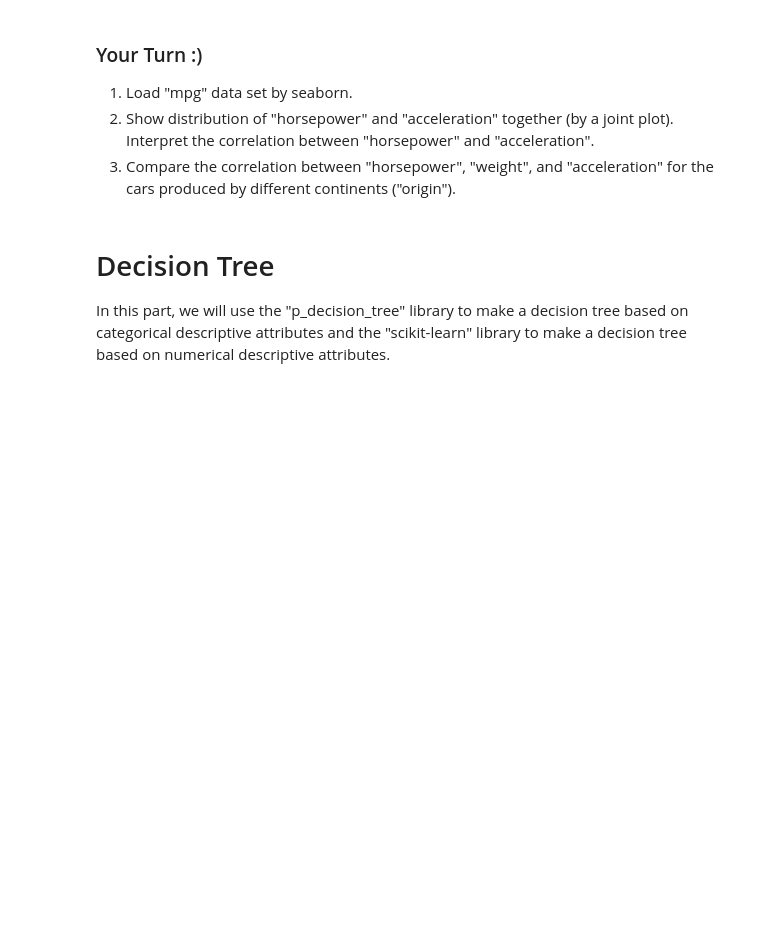
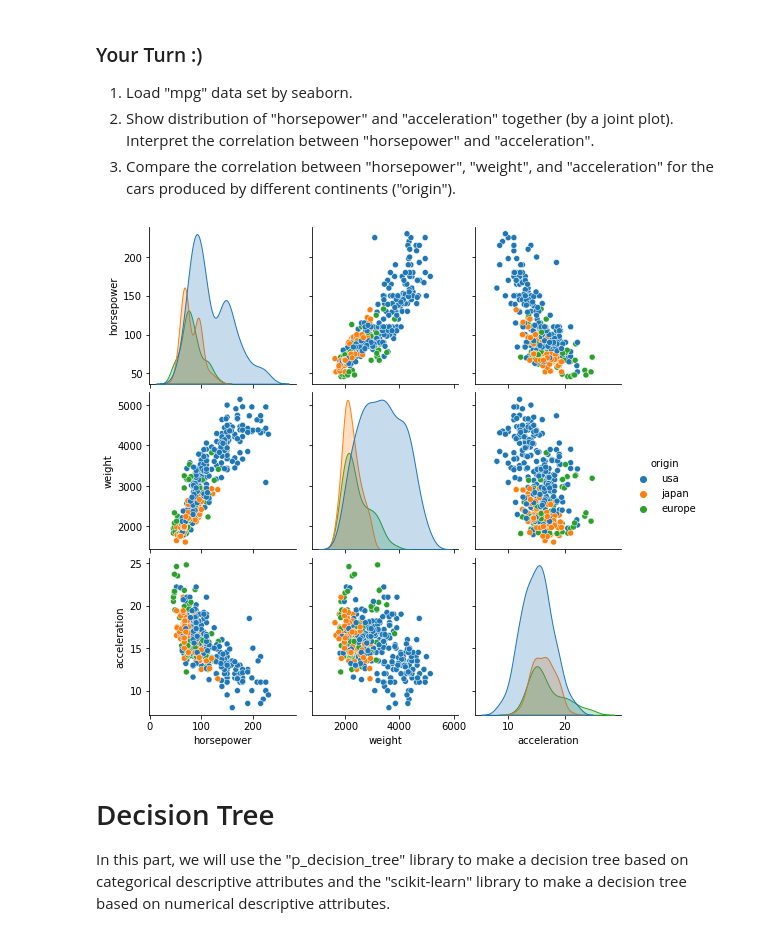
Before and after one commit to danikhani/ITDS-Instructions-WS20, a Jupyter notebook: Instruction3/Data Visualization_Decision Trees-Instruction.ipynb, the cells around one changed output. Drawn from its saved outputs; the diff is of its cells as text; code cells hidden in the pictures; blank space fills up the shorter version.

```diff
--- a/Instruction3/Data Visualization_Decision Trees-Instruction.ipynb
+++ b/Instruction3/Data Visualization_Decision Trees-Instruction.ipynb
@@ -278,3 +482,17 @@ sns.pairplot(iris, kind="kde")
+# %%
+#Your answer
+import numpy as np
+import pandas as pd
+import seaborn as sns
+import matplotlib.pyplot as plt
+from scipy import stats
+
+mpg = sns.load_dataset("mpg")
+data.head()
+#sns.jointplot(data=mpg, x="horsepower", y="acceleration", kind="hex");  #kind= scatter, hex, reg,kde
+sns.pairplot(mpg, vars = ['horsepower','weight','acceleration'], hue='origin');
+# %% [output]
+[figure, added]
 # %% [markdown]
 # Decision Tree
 In this part, we will use the "p_decision_tree" library to make a decision tree based on categorical descriptive attributes and the "scikit-learn" library to make a decision tree based on numerical descriptive attributes.
```
Also changed, not shown: parts of 37 cells of this notebook.
